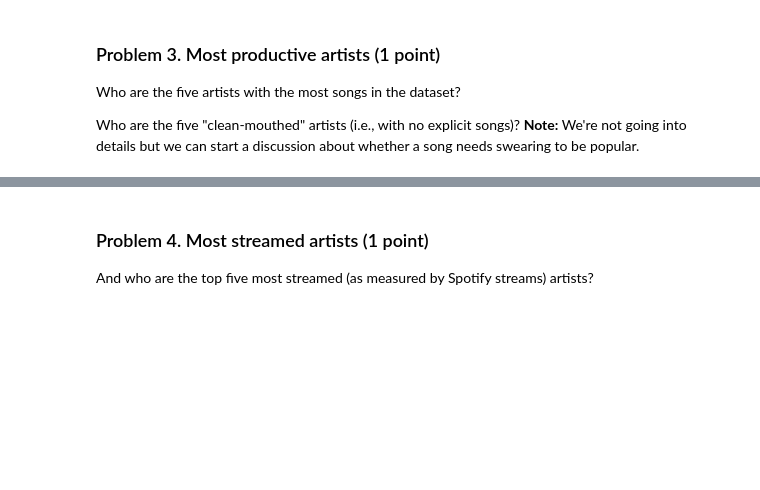
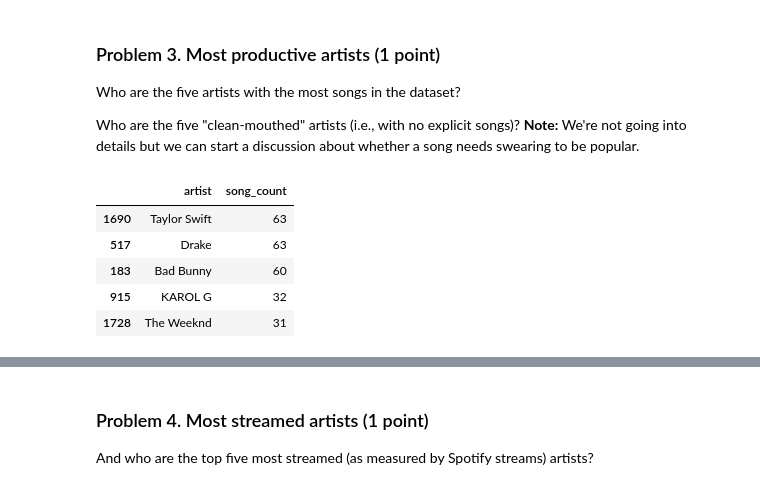
Before and after one commit to VladoDev03/data-science-softuni, a Jupyter notebook: 02-data-visualization-exploratory-data-analysis/Data Visualization and EDA Lab.ipynb, the cells around one changed output, grey strips where cells are left out. Drawn from its saved outputs; the diff is of its cells as text; code cells hidden in the pictures; blank space fills up the shorter version.

```diff
--- a/02-data-visualization-exploratory-data-analysis/Data Visualization and EDA Lab.ipynb
+++ b/02-data-visualization-exploratory-data-analysis/Data Visualization and EDA Lab.ipynb
@@ -155,3 +155,19 @@ spotify_data
 Who are the five artists with the most songs in the dataset?
 
 Who are the five "clean-mouthed" artists (i.e., with no explicit songs)? **Note:** We're not going into details but we can start a discussion about whether a song needs swearing to be popular.
+# %%
+artists_song_count = (spotify_data
+                      .groupby("artist")["track"]
+                      .count()
+                      .reset_index(name="song_count")
+                      .sort_values(by="song_count", ascending=False)
+                      .head(5))
+# %%
+artists_song_count
+# %% [output]
+|  | artist | song_count |
+| 1690 | Taylor Swift | 63 |
+| 517 | Drake | 63 |
+| 183 | Bad Bunny | 60 |
+| 915 | KAROL G | 32 |
+| 1728 | The Weeknd | 31 |
```
Also changed, not shown: parts of 10 cells of this notebook.
